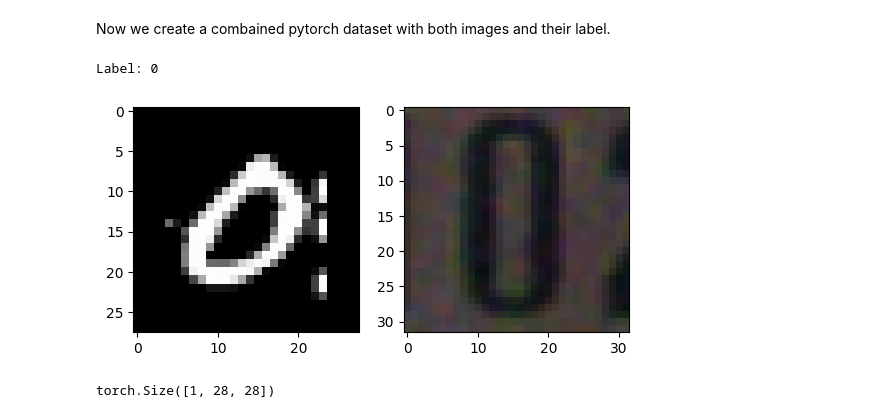
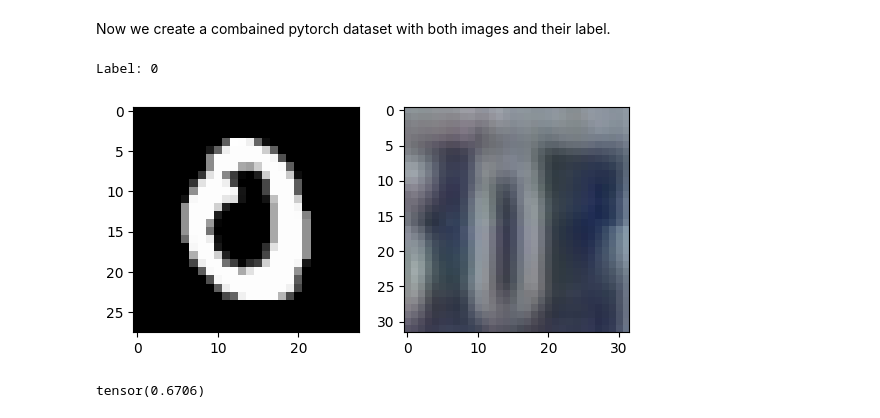
Before and after one commit to alvarodca/MLHealth, a Jupyter notebook: Lab1/training.ipynb, the cells around one changed output. Saved outputs shown, nothing was run; the diff lists cells and outputs as text; code cells hidden in the pictures.

```diff
--- a/Lab1/training.ipynb
+++ b/Lab1/training.ipynb
@@ -94,20 +94,20 @@ class CombinedDataset(Dataset):
 # %%
 combined = CombinedDataset(mnist, svhn, pairs)
 
-img_mnist, img_svhn, label = combined[0]
+img_mnist, img_svhn, label = combined[1]
 print('Label:', label)
 plt.subplot(1, 2, 1)
 plt.imshow(img_mnist.squeeze(), cmap = 'gray')
 plt.subplot(1, 2, 2)
 plt.imshow(img_svhn.permute(1,2,0))
 plt.show()
 # %% [output]
 Label: 0
-[figure, old version]
+[figure, new version]
 # %%
-img_mnist.shape
+img_svhn.max()
 # %% [output]
-torch.Size([1, 28, 28])
+tensor(0.6706)
 # %%
 # Initializing the corresponding classes
 from Nets import Encoder, Decoder, multiviewVAE
```
Also changed, not shown: parts of 6 cells of this notebook, 4 other files.
